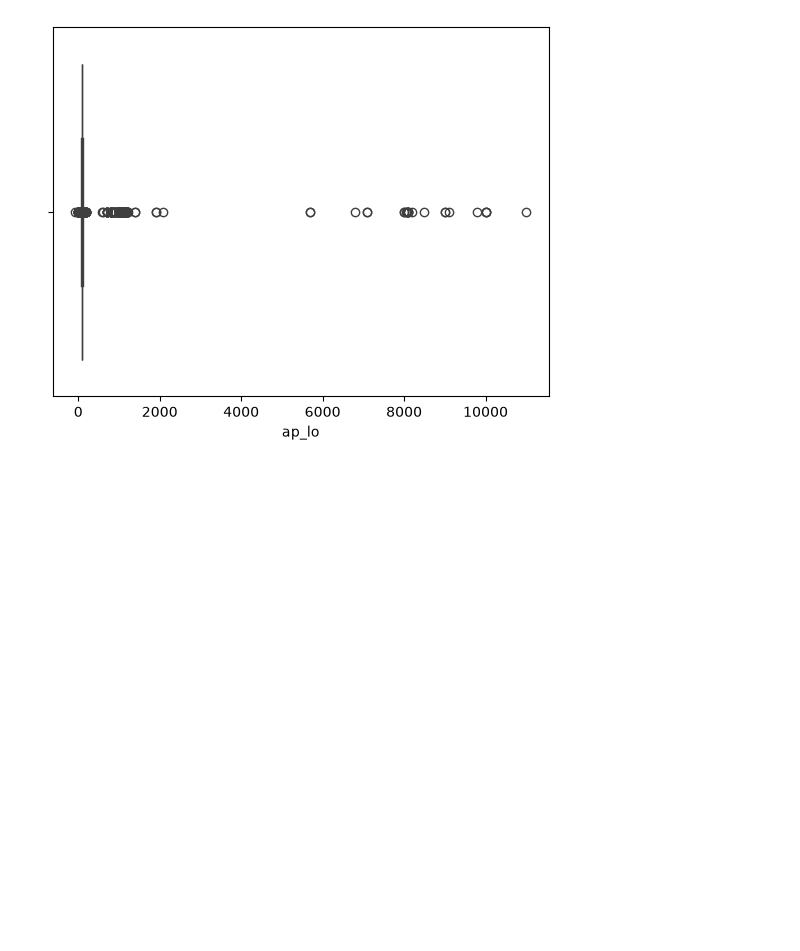
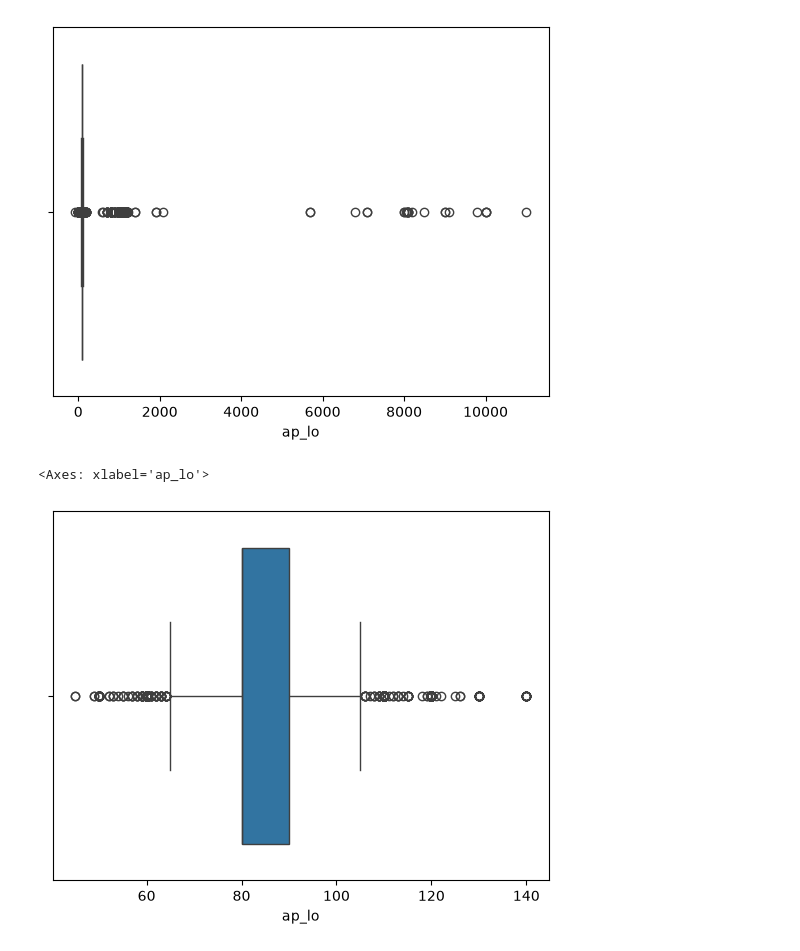
Before and after one commit to aon-muhammad/HeartDiseasePrediction, a Jupyter notebook: model.ipynb, the cells around one changed output. Saved outputs shown, nothing was run; the diff lists cells and outputs as text; code cells hidden in the pictures; blank space fills up the shorter version.

```diff
--- a/model.ipynb
+++ b/model.ipynb
@@ -156,3 +156,12 @@ sns.boxplot(df1,x='ap_lo')
 # %% [output]
 <Axes: xlabel='ap_lo'>
 [figure]
+# %%
+df1.drop(df1[(df1["ap_hi"]<80)|(df1["ap_hi"]>=250)].index,inplace=True)
+df1.drop(df1[(df1['ap_lo']<=40)|(df1['ap_lo']>=150)].index,inplace=True)
+df1 = df1[df1["ap_hi"] > df1["ap_lo"]]
+# %%
+sns.boxplot(df1,x='ap_lo')
+# %% [output]
+<Axes: xlabel='ap_lo'>
+[figure, added]
```
Also changed, not shown: parts of 41 cells of this notebook.
